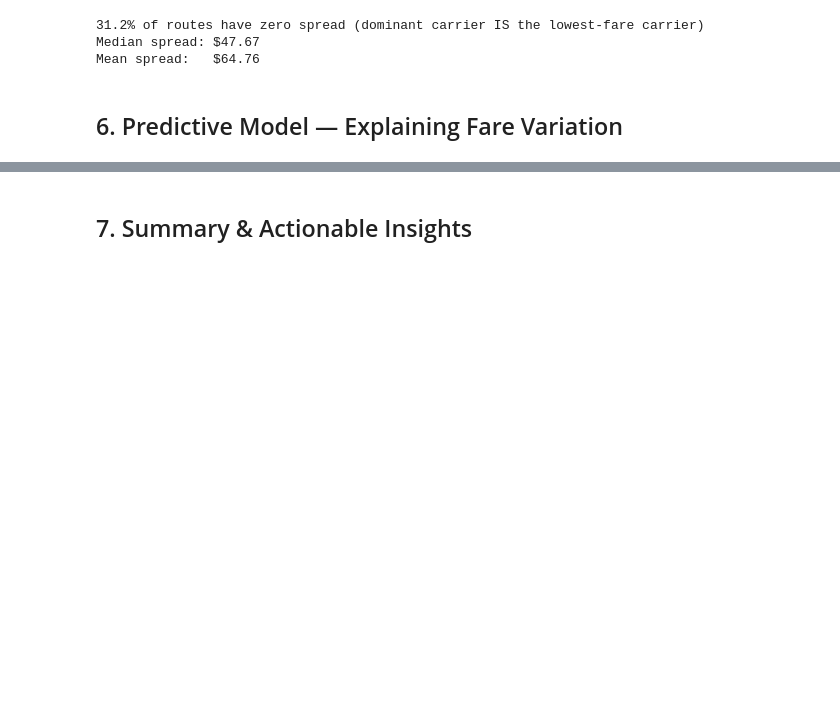
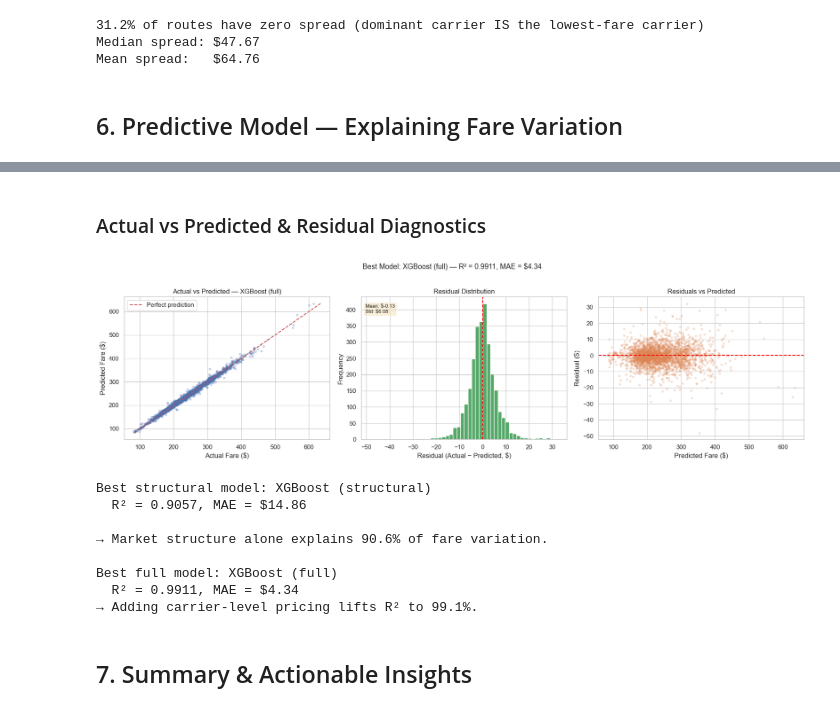
Before and after one commit to AbhigyanD/SDSS-Datathon, a Jupyter notebook: airline_analysis.ipynb, the cells around one changed output, grey strips where cells are left out. Cells and saved outputs as stored; diff of their text form; code cells hidden in the pictures; blank space fills up the shorter version.

Commit message:
added xgboost

```diff
--- a/airline_analysis.ipynb
+++ b/airline_analysis.ipynb
@@ -700,3 +1094,68 @@ dtype: float64
+# %% [markdown]
+### Actual vs Predicted & Residual Diagnostics
+# %%
+best_key = max(results, key=lambda k: results[k]['R²'])
+best_pred = results[best_key]['pred']
+
+fig, axes = plt.subplots(1, 3, figsize=(18, 5))
+
+# Actual vs Predicted
+axes[0].scatter(y_test, best_pred, alpha=0.25, s=10, c='#4C72B0')
+lo, hi = min(y_test.min(), best_pred.min()), max(y_test.max(), best_pred.max())
+axes[0].plot([lo, hi], [lo, hi], 'r--', lw=1.5, label='Perfect prediction')
+axes[0].set_title(f'Actual vs Predicted — {best_key}')
+axes[0].set_xlabel('Actual Fare ($)')
+axes[0].set_ylabel('Predicted Fare ($)')
+axes[0].legend()
+
+# Residual distribution
+residuals = y_test.values - best_pred
+axes[1].hist(residuals, bins=50, edgecolor='white', color='#55A868')
+axes[1].axvline(0, color='red', ls='--')
+axes[1].set_title('Residual Distribution')
+axes[1].set_xlabel('Residual (Actual − Predicted, $)')
+axes[1].set_ylabel('Frequency')
+axes[1].text(0.02, 0.95, f'Mean: ${residuals.mean():.2f}\nStd: ${residuals.std():.2f}',
+             transform=axes[1].transAxes, va='top', fontsize=9,
+             bbox=dict(boxstyle='round', facecolor='wheat', alpha=0.5))
+
+# Residuals vs Predicted
+axes[2].scatter(best_pred, residuals, alpha=0.2, s=10, c='#DD8452')
+axes[2].axhline(0, color='red', ls='--')
+axes[2].set_title('Residuals vs Predicted')
+axes[2].set_xlabel('Predicted Fare ($)')
+axes[2].set_ylabel('Residual ($)')
+
+plt.suptitle(f'Best Model: {best_key} — R² = {results[best_key]["R²"]:.4f}, '
+             f'MAE = ${results[best_key]["MAE"]:.2f}', fontsize=13, y=1.02)
+plt.tight_layout()
+plt.show()
+
+# Structural vs full model gap
+struct_keys = [k for k in results if 'structural' in k]
+full_keys   = [k for k in results if 'full' in k]
+
+if struct_keys:
+    sb = max(struct_keys, key=lambda k: results[k]['R²'])
+    print(f'\nBest structural model: {sb}')
+    print(f'  R² = {results[sb]["R²"]:.4f}, MAE = ${results[sb]["MAE"]:.2f}')
+    print(f'\n→ Market structure alone explains {results[sb]["R²"]*100:.1f}% of fare variation.')
+
+if full_keys:
+    fb = max(full_keys, key=lambda k: results[k]['R²'])
+    print(f'\nBest full model: {fb}')
+    print(f'  R² = {results[fb]["R²"]:.4f}, MAE = ${results[fb]["MAE"]:.2f}')
+    print(f'→ Adding carrier-level pricing lifts R² to {results[fb]["R²"]*100:.1f}%.')
+# %% [output]
+[figure, added]
+Best structural model: XGBoost (structural)
+  R² = 0.9057, MAE = $14.86
+
+→ Market structure alone explains 90.6% of fare variation.
+
+Best full model: XGBoost (full)
+  R² = 0.9911, MAE = $4.34
+→ Adding carrier-level pricing lifts R² to 99.1%.
 # %% [markdown]
 ## 7. Summary & Actionable Insights
 # %%
```
Also changed, not shown: parts of 10 cells of this notebook, 1 other file.
